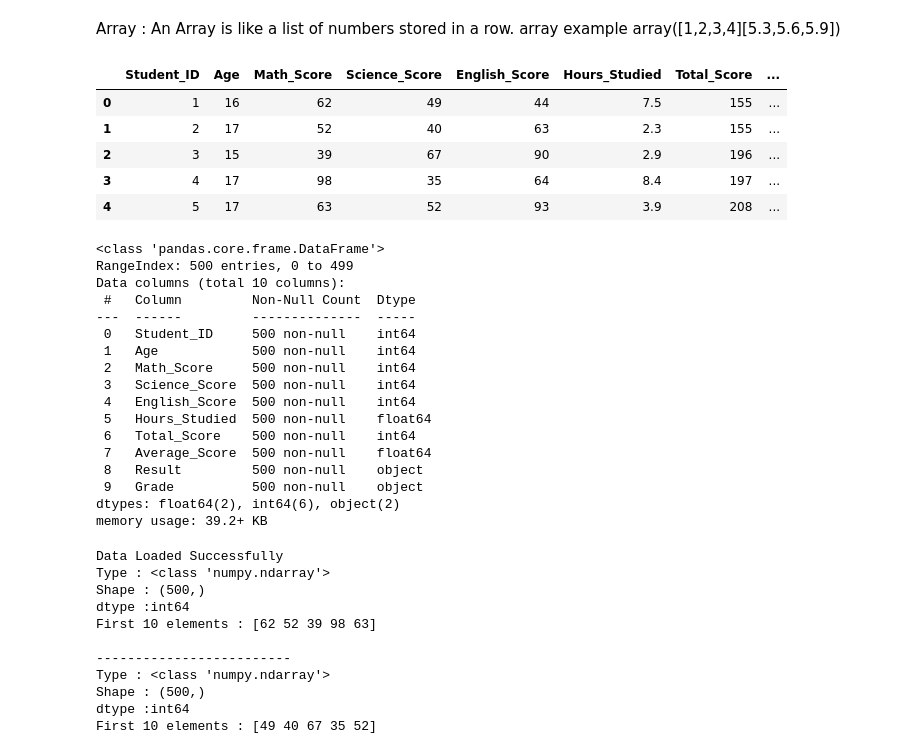
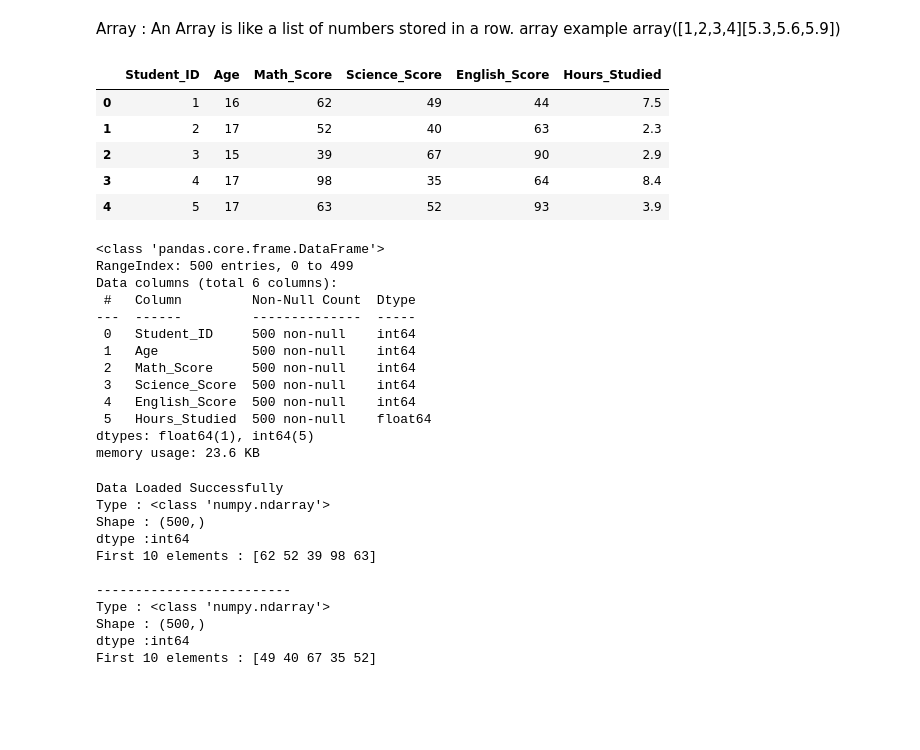
Before and after one commit to subashveda2-lgtm/Data-Science-and-analysis, a Jupyter notebook: numpy.ipynb, the cells around one changed output. Drawn from its saved outputs; the diff is of its cells as text; code cells hidden in the pictures; blank space fills up the shorter version.

```diff
--- a/numpy.ipynb
+++ b/numpy.ipynb
@@ -9,21 +9,21 @@ import pandas as pd
 import matplotlib.pyplot as plt
 import numpy as np
 # %%
-df = pd.read_csv(r"C:\Users\ssita\pythonclass\student_results.csv")
+df = pd.read_csv(r"C:\Users\ssita\pythonclass\student_data.csv")
 df.head()
 # %% [output]
-|  | Student_ID | Age | Math_Score | Science_Score | English_Score | Hours_Studied | Total_Score | ... |
-| 0 | 1 | 16 | 62 | 49 | 44 | 7.5 | 155 | ... |
-| 1 | 2 | 17 | 52 | 40 | 63 | 2.3 | 155 | ... |
-| 2 | 3 | 15 | 39 | 67 | 90 | 2.9 | 196 | ... |
-| 3 | 4 | 17 | 98 | 35 | 64 | 8.4 | 197 | ... |
-| 4 | 5 | 17 | 63 | 52 | 93 | 3.9 | 208 | ... |
+|  | Student_ID | Age | Math_Score | Science_Score | English_Score | Hours_Studied |
+| 0 | 1 | 16 | 62 | 49 | 44 | 7.5 |
+| 1 | 2 | 17 | 52 | 40 | 63 | 2.3 |
+| 2 | 3 | 15 | 39 | 67 | 90 | 2.9 |
+| 3 | 4 | 17 | 98 | 35 | 64 | 8.4 |
+| 4 | 5 | 17 | 63 | 52 | 93 | 3.9 |
 # %%
 df.info()
 # %% [output]
 <class 'pandas.core.frame.DataFrame'>
 RangeIndex: 500 entries, 0 to 499
-Data columns (total 10 columns):
+Data columns (total 6 columns):
  #   Column         Non-Null Count  Dtype
 ---  ------         --------------  -----
  0   Student_ID     500 non-null    int64
@@ -32,12 +32,8 @@ Data columns (total 10 columns):
  3   Science_Score  500 non-null    int64
  4   English_Score  500 non-null    int64
  5   Hours_Studied  500 non-null    float64
- 6   Total_Score    500 non-null    int64
- 7   Average_Score  500 non-null    float64
- 8   Result         500 non-null    object
- 9   Grade          500 non-null    object
-dtypes: float64(2), int64(6), object(2)
-memory usage: 39.2+ KB
+dtypes: float64(1), int64(5)
+memory usage: 23.6 KB
 # %%
 #-----convert each column in a numpy array--------
 math = df["Math_Score"].values
```
Also changed, not shown: parts of 7 cells of this notebook, 4 other files.
